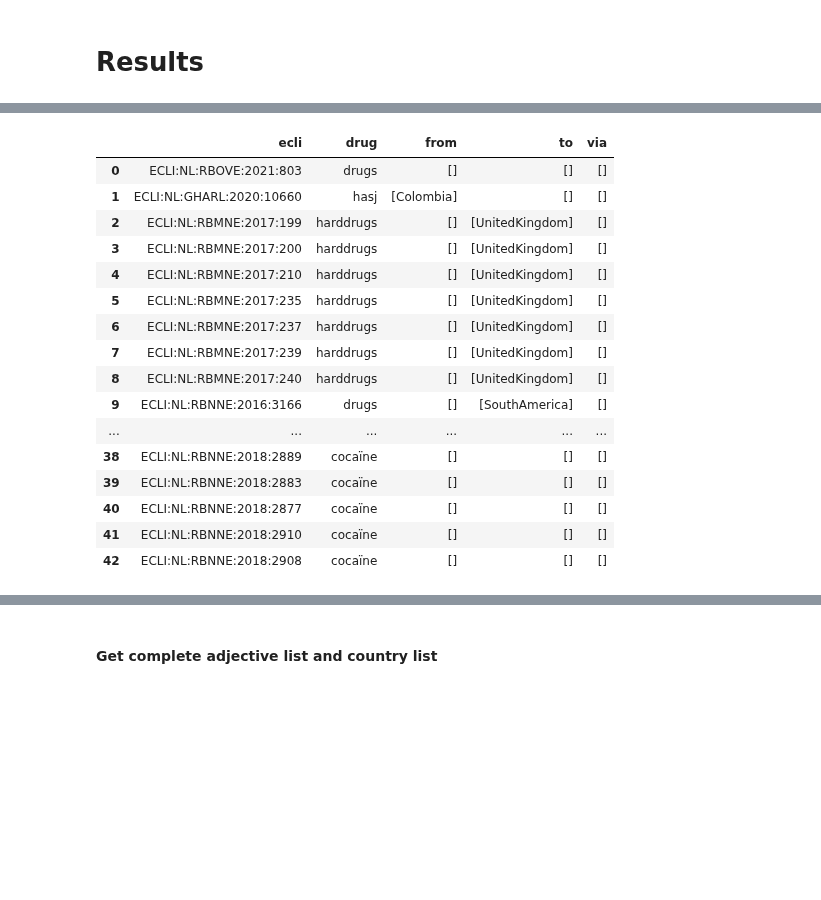
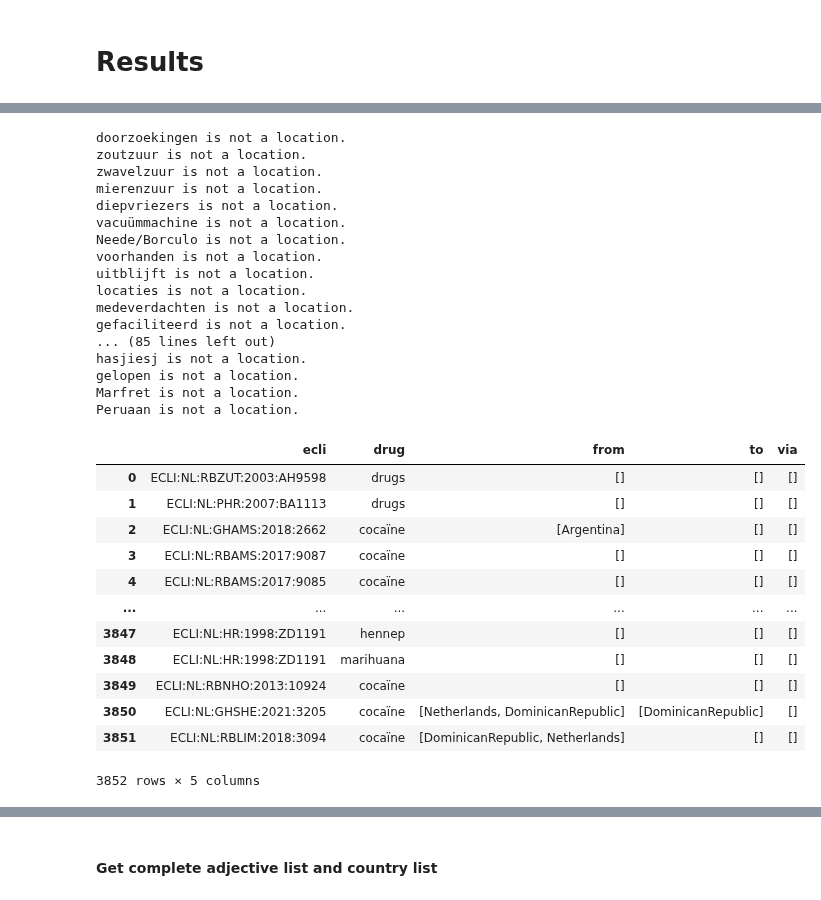
Before and after one commit to bloemetjesgordijn/Master-thesis, a Jupyter notebook: Main.ipynb, the cells around one changed output, grey strips where cells are left out. Saved outputs shown, nothing was run; the diff lists cells and outputs as text; code cells hidden in the pictures; blank space fills up the shorter version.

```diff
--- a/Main.ipynb
+++ b/Main.ipynb
@@ -703,14 +657,15 @@ def fuse_chunks(chunks):
         chunk_info = extract_chunk_info_without_log(chunk)
 
         # Loop through drugs
-        for drug in chunk_info:
-            lowerdrug = drug.lower()
-            if lowerdrug not in drug_dict:
-                drug_dict[lowerdrug] = {'locations': [], 'volumes': []}
-            if len(chunk_info[drug]['volume']) > 0:
-                drug_dict[lowerdrug]['volumes'].append(chunk_info[drug]['volume'])
-            if 'locations' in chunk_info[drug]:
-                drug_dict[lowerdrug]['locations'].append(chunk_info[drug]['locations'])
+        if chunk_info is not None:
+            for drug in chunk_info:
+                lowerdrug = drug.lower()
+                if lowerdrug not in drug_dict:
+                    drug_dict[lowerdrug] = {'locations': [], 'volumes': []}
+                if len(chunk_info[drug]['volume']) > 0:
+                    drug_dict[lowerdrug]['volumes'].append(chunk_info[drug]['volume'])
+                if 'locations' in chunk_info[drug]:
+                    drug_dict[lowerdrug]['locations'].append(chunk_info[drug]['locations'])
     return drug_dict
 # %%
 def fuse_locations(fused_chunks):
@@ -798,45 +758,60 @@ def get_location_directions(data):
 # %%
 final_df = pd.DataFrame(columns=['ecli', 'drug', 'from', 'to', 'via'])
 
 
 
 from geopy.geocoders import Nominatim
 
-for index, row in trafficking_df[220:250].iterrows():
+for index, row in trafficking_df.iterrows():
     id = row['id']
 #     print(id)
 
     fused_chunks = fuse_chunks(row['chunks'])
     fused_locations = fuse_locations(fused_chunks)
     fused_volumes = fuse_volumes(fused_locations)
     translated_locations = translate_locations(fused_volumes)
     location_directions = get_location_directions(translated_locations)
 
 #     print(location_directions)
-    for drug in location_directions:
-#         print(location_directions[drug])
-        fromloc = location_directions[drug]['locations']['from']
-        toloc = location_directions[drug]['locations']['to']
-        vialoc = location_directions[drug]['locations']['via']
-        row = {'ecli': id, 'drug': drug, 'from': fromloc, 'to': toloc, 'via': vialoc}
-        final_df = final_df.append(row, ignore_index=True)
+    if location_directions is not None:
+        for drug in location_directions:
+            curr = location_directions[drug]
+            fromloc = curr['locations']['from']
+            toloc = curr['locations']['to']
+            vialoc = curr['locations']['via']
+
+            row = {'ecli': id, 'drug': drug, 'from': fromloc, 'to': toloc, 'via': vialoc}
+            final_df = final_df.append(row, ignore_index=True)
 
 final_df
 # %% [output]
+doorzoekingen is not a location.
+zoutzuur is not a location.
+zwavelzuur is not a location.
+mierenzuur is not a location.
+diepvriezers is not a location.
+vacuümmachine is not a location.
+Neede/Borculo is not a location.
+voorhanden is not a location.
+uitblijft is not a location.
+locaties is not a location.
+medeverdachten is not a location.
+gefaciliteerd is not a location.
+... (85 lines left out)
+hasjiesj is not a location.
+gelopen is not a location.
+Marfret is not a location.
+Peruaan is not a location.
 |  | ecli | drug | from | to | via |
-| 0 | ECLI:NL:RBOVE:2021:803 | drugs | [] | [] | [] |
-| 1 | ECLI:NL:GHARL:2020:10660 | hasj | [Colombia] | [] | [] |
-| 2 | ECLI:NL:RBMNE:2017:199 | harddrugs | [] | [UnitedKingdom] | [] |
-| 3 | ECLI:NL:RBMNE:2017:200 | harddrugs | [] | [UnitedKingdom] | [] |
-| 4 | ECLI:NL:RBMNE:2017:210 | harddrugs | [] | [UnitedKingdom] | [] |
-| 5 | ECLI:NL:RBMNE:2017:235 | harddrugs | [] | [UnitedKingdom] | [] |
-| 6 | ECLI:NL:RBMNE:2017:237 | harddrugs | [] | [UnitedKingdom] | [] |
-| 7 | ECLI:NL:RBMNE:2017:239 | harddrugs | [] | [UnitedKingdom] | [] |
-| 8 | ECLI:NL:RBMNE:2017:240 | harddrugs | [] | [UnitedKingdom] | [] |
-| 9 | ECLI:NL:RBNNE:2016:3166 | drugs | [] | [SouthAmerica] | [] |
+| 0 | ECLI:NL:RBZUT:2003:AH9598 | drugs | [] | [] | [] |
+| 1 | ECLI:NL:PHR:2007:BA1113 | drugs | [] | [] | [] |
+| 2 | ECLI:NL:GHAMS:2018:2662 | cocaïne | [Argentina] | [] | [] |
+| 3 | ECLI:NL:RBAMS:2017:9087 | cocaïne | [] | [] | [] |
+| 4 | ECLI:NL:RBAMS:2017:9085 | cocaïne | [] | [] | [] |
 | ... | ... | ... | ... | ... | ... |
-| 38 | ECLI:NL:RBNNE:2018:2889 | cocaïne | [] | [] | [] |
-| 39 | ECLI:NL:RBNNE:2018:2883 | cocaïne | [] | [] | [] |
-| 40 | ECLI:NL:RBNNE:2018:2877 | cocaïne | [] | [] | [] |
-| 41 | ECLI:NL:RBNNE:2018:2910 | cocaïne | [] | [] | [] |
-| 42 | ECLI:NL:RBNNE:2018:2908 | cocaïne | [] | [] | [] |
+| 3847 | ECLI:NL:HR:1998:ZD1191 | hennep | [] | [] | [] |
+| 3848 | ECLI:NL:HR:1998:ZD1191 | marihuana | [] | [] | [] |
+| 3849 | ECLI:NL:RBNHO:2013:10924 | cocaïne | [] | [] | [] |
+| 3850 | ECLI:NL:GHSHE:2021:3205 | cocaïne | [Netherlands, DominicanRepublic] | [DominicanRepublic] | [] |
+| 3851 | ECLI:NL:RBLIM:2018:3094 | cocaïne | [DominicanRepublic, Netherlands] | [] | [] |
+3852 rows × 5 columns
```
Also changed, not shown: parts of 21 cells of this notebook.
